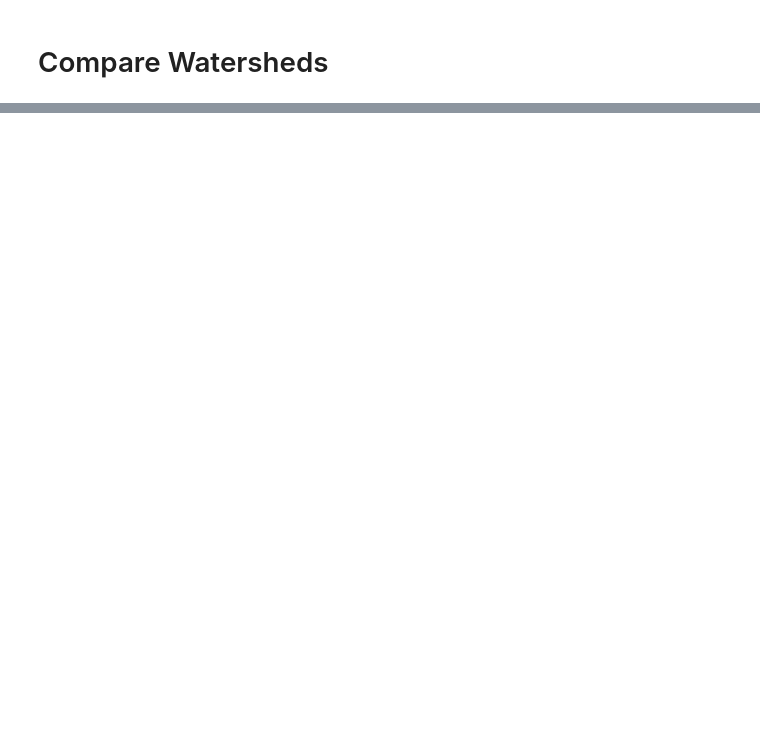
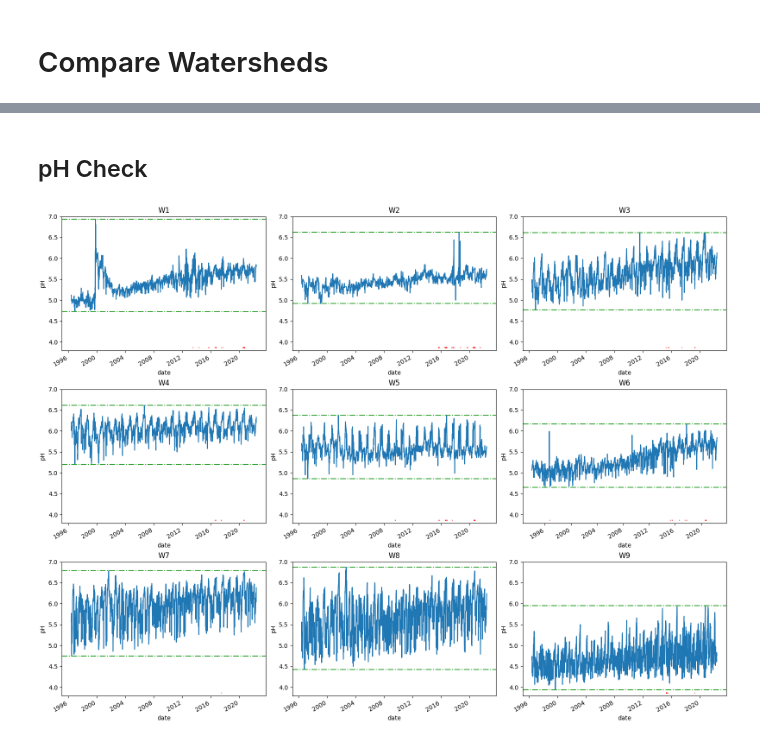
Before and after one commit to wangzcl/Hubbard-Brook-Stream-Chemistry, a Jupyter notebook: notebooks/hb_fft.ipynb, the cells around one changed output, grey strips where cells are left out. Drawn from its saved outputs; the diff is of its cells as text; code cells hidden in the pictures; blank space fills up the shorter version.

```diff
--- a/notebooks/hb_fft.ipynb
+++ b/notebooks/hb_fft.ipynb
@@ -63,0 +75,3 @@ plt.show()
+# %%
+watershed_list = ["W{}".format(i + 1) for i in range(9)]
+data_dict = hb_dic.load_watershed_data(watershed_list, ["DIC", "pH"])
@@ -63,0 +80,8 @@ plt.show()
+# %%
+DIC_resampled_dict = {}
+for i in range(9):
+    watershed = "W{}".format(i + 1)
+    DIC: pd.Series = data_dict[watershed]["DIC"]
+    DIC_resampled_dict[watershed] = DIC.resample(
+        "W-MON", closed="left", label="left"
+    ).mean()
@@ -63,0 +90,27 @@ plt.show()
+# %%
+nrows = 3
+ncols = 3
+figsize = (16, 12)
+# %% [markdown]
+## pH Check
+# %%
+pH_fig, pH_axs = plt.subplots(
+    nrows, ncols, figsize=figsize, constrained_layout=True, subplot_kw={"ylabel": "pH"}
+)
+for i in range(9):
+    watershed = "W{}".format(i + 1)
+    pH: pd.Series = data_dict[watershed]["pH"]
+
+    plt.sca(pH_axs.flat[i])
+    plt.ylim(3.8, 7.0)
+    pH_plot = hb_dic.SeriesPlotWithMissingValues(pH)
+    pH_plot.plot()
+
+    pH_min, pH_max = pH.min(), pH.max()
+    hline_fmt = {"color": "C2", "linestyle": "-."}
+    plt.axhline(pH.min(), **hline_fmt)
+    plt.axhline(pH.max(), **hline_fmt)
+
+    plt.title(watershed)
+# %% [output]
+[figure, added]
```
Also changed, not shown: parts of 23 cells of this notebook, 3 other files.
